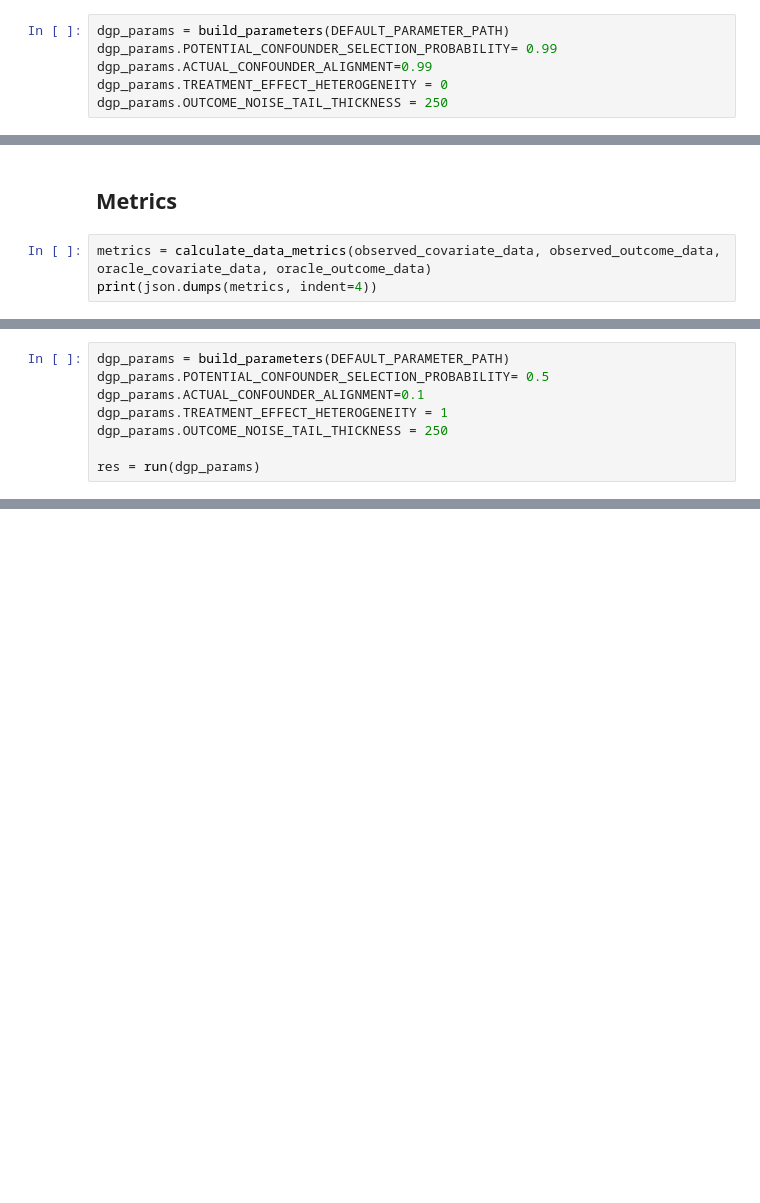
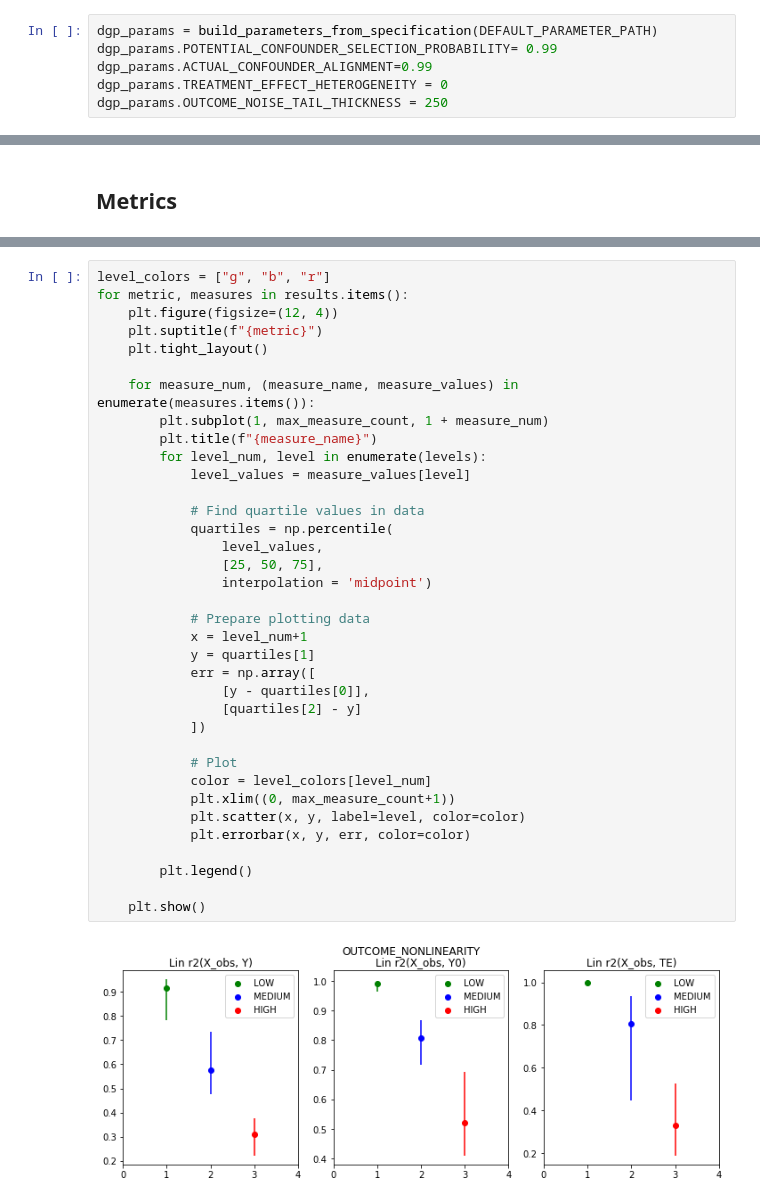
Before and after one commit to JoshBroomberg/Maccabee, a Jupyter notebook: DataGeneration/Data Generation Analysis.ipynb, the cells around one changed output, grey strips where cells are left out. Saved outputs shown, nothing was run; the diff lists cells and outputs as text; blank space fills up the shorter version.

Commit message:
metric plots and level spec

```diff
--- a/DataGeneration/Data Generation Analysis.ipynb
+++ b/DataGeneration/Data Generation Analysis.ipynb
@@ -16,7 +17,7 @@ from IPython.display import clear_output
 covar_data = generate_random_covariates(n_covars = 12)
 covar_data = normalize_covariate_data(covar_data)
 # %%
-dgp_params = build_parameters(DEFAULT_PARAMETER_PATH)
+dgp_params = build_parameters_from_specification(DEFAULT_PARAMETER_PATH)
 dgp_params.POTENTIAL_CONFOUNDER_SELECTION_PROBABILITY= 0.99
 dgp_params.ACTUAL_CONFOUNDER_ALIGNMENT=0.99
 dgp_params.TREATMENT_EFFECT_HETEROGENEITY = 0
@@ -43,5 +37,2 @@ oracle_outcome_data.head()
 # %% [markdown]
 ## Metrics
-# %%
-metrics = calculate_data_metrics(observed_covariate_data, observed_outcome_data, oracle_covariate_data, oracle_outcome_data)
-print(json.dumps(metrics, indent=4))
@@ -94,10 +75,2 @@ def run(dgp_params):
 
     return results
-# %%
-dgp_params = build_parameters(DEFAULT_PARAMETER_PATH)
-dgp_params.POTENTIAL_CONFOUNDER_SELECTION_PROBABILITY= 0.5
-dgp_params.ACTUAL_CONFOUNDER_ALIGNMENT=0.1
-dgp_params.TREATMENT_EFFECT_HETEROGENEITY = 1
-dgp_params.OUTCOME_NOISE_TAIL_THICKNESS = 250
-
-res = run(dgp_params)
@@ -111,0 +143,38 @@ print(np.mean(res["Alignment Oracle"]), np.max(res["Alignment Oracle"]))
+# %%
+level_colors = ["g", "b", "r"]
+for metric, measures in results.items():
+    plt.figure(figsize=(12, 4))
+    plt.suptitle(f"{metric}")
+    plt.tight_layout()
+
+    for measure_num, (measure_name, measure_values) in enumerate(measures.items()):
+        plt.subplot(1, max_measure_count, 1 + measure_num)
+        plt.title(f"{measure_name}")
+        for level_num, level in enumerate(levels):
+            level_values = measure_values[level]
+
+            # Find quartile values in data
+            quartiles = np.percentile(
+                level_values,
+                [25, 50, 75],
+                interpolation = 'midpoint')
+
+            # Prepare plotting data
+            x = level_num+1
+            y = quartiles[1]
+            err = np.array([
+                [y - quartiles[0]],
+                [quartiles[2] - y]
+            ])
+
+            # Plot
+            color = level_colors[level_num]
+            plt.xlim((0, max_measure_count+1))
+            plt.scatter(x, y, label=level, color=color)
+            plt.errorbar(x, y, err, color=color)
+
+        plt.legend()
+
+    plt.show()
+# %% [output]
+[figure, added]
```
Also changed, not shown: parts of 12 cells of this notebook, 10 other files.
